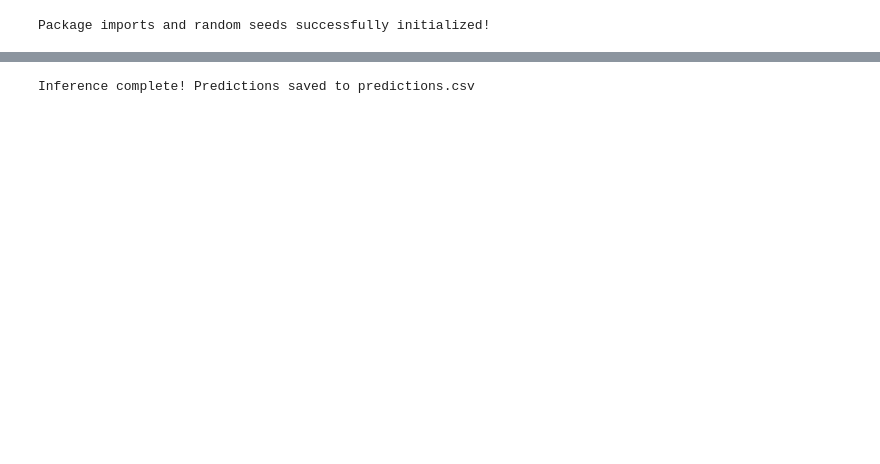
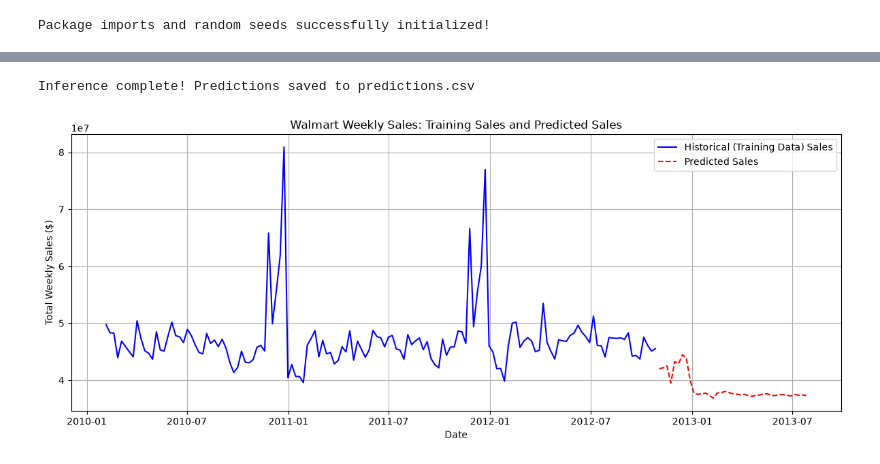
Before and after one commit to cruzas/showcase-time-series, a Jupyter notebook: notebooks/sales_forecasting.ipynb, the cells around one changed output, grey strips where cells are left out. Saved outputs shown, nothing was run; the diff lists cells and outputs as text; code cells hidden in the pictures; blank space fills up the shorter version.

```diff
--- a/notebooks/sales_forecasting.ipynb
+++ b/notebooks/sales_forecasting.ipynb
@@ -156,35 +189,54 @@ Best model weights restored. Onto testing...
 # %%
 # Load and merge the test data.
 test_df = load_and_merge_data('data', is_test=True)
+test_df['Date'] = pd.to_datetime(test_df['Date'])
 
 # Inject a dummy target column to satisfy the preprocessor class requirements.txt
 # This column is what we will fill via model inference.
 test_df['Weekly_Sales'] = 0.0
 
 # Pre-process the test data using the fitted preprocessor.
 x_infer, _ = preprocessor.transform(test_df)
 
 # Convert the data to a PyTorch tensor.
 x_infer_tensor = torch.tensor(x_infer, dtype=torch.float32)
 
 # Run inference
 model.eval()
 with torch.no_grad():
     scaled_predictions = model(x_infer_tensor).numpy()
 
 # Inverse transform the predictions back to dollar values
 real_predictions = preprocessor.y_scaler.inverse_transform(scaled_predictions)
 
 # Format the output to a readable format
 pred_df = pd.DataFrame({
     "Id": test_df['Store'].astype(str) + '_' +
           test_df['Dept'].astype(str) + '_' +
           test_df['Date'].astype(str),
     'Weekly_Sales': real_predictions.flatten()
 })
 
 # Export the predictions
 pred_df.to_csv('predictions.csv', index=False)
 print("Inference complete! Predictions saved to predictions.csv")
+
+# Now show predicted test sales by date together with
+# the sales from the training set.
+test_with_date = test_df.copy()
+test_with_date['Predicted_Sales'] = real_predictions.flatten()
+test_agg = test_with_date.groupby('Date')['Predicted_Sales'].sum().reset_index()
+
+plt.figure(figsize=(12, 5))
+plt.plot(train_agg['Date'], train_agg['Weekly_Sales'], label='Historical (Training Data) Sales', color='blue')
+plt.plot(test_agg['Date'], test_agg['Predicted_Sales'], label='Predicted Sales', color='red', linestyle='--')
+plt.title('Walmart Weekly Sales: Training Sales and Predicted Sales')
+plt.xlabel('Date')
+plt.ylabel('Total Weekly Sales ($)')
+plt.grid(True)
+plt.legend()
+plt.tight_layout()
+plt.show()
 # %% [output]
 Inference complete! Predictions saved to predictions.csv
+[figure, added]
```
Also changed, not shown: parts of 4 cells of this notebook.
